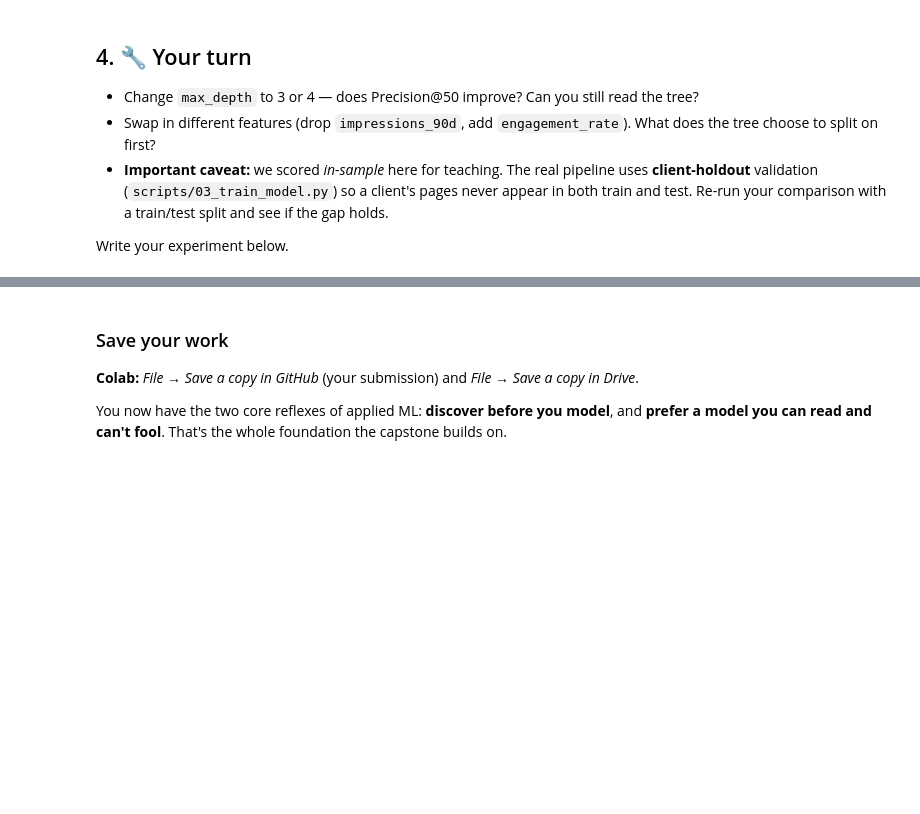
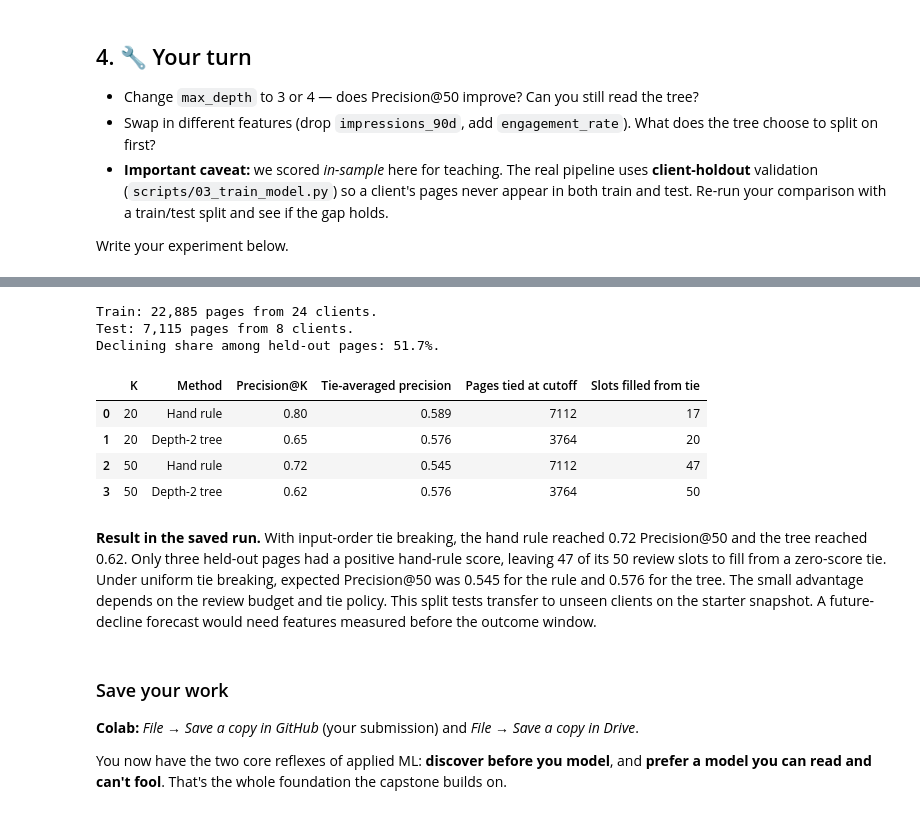
Before and after one commit to Shenone77/flyrank-ml-internship, a Jupyter notebook: notebooks/02_your_first_readable_model.ipynb, the cells around one changed output, grey strips where cells are left out. Cells and saved outputs as stored; diff of their text form; code cells hidden in the pictures; blank space fills up the shorter version.

```diff
--- a/notebooks/02_your_first_readable_model.ipynb
+++ b/notebooks/02_your_first_readable_model.ipynb
@@ -103,5 +139,64 @@ Write your experiment below.
 # %%
-# Your experiment here
+from sklearn.base import clone
+from sklearn.model_selection import GroupShuffleSplit
+
+clients = df["client_id"]
+split = GroupShuffleSplit(n_splits=1, test_size=0.25, random_state=42)
+train_idx, test_idx = next(split.split(X, y, groups=clients))
+train_clients = set(clients.iloc[train_idx])
+test_clients = set(clients.iloc[test_idx])
+assert train_clients.isdisjoint(test_clients)
+assert {"client_id", "content_id", "trend_direction", "trend_pct"}.isdisjoint(X.columns)
+
+holdout_tree = clone(tree).fit(X.iloc[train_idx], y[train_idx])
+test_labels = y[test_idx]
+print(f"Train: {len(train_idx):,} pages from {len(train_clients)} clients.")
+print(f"Test: {len(test_idx):,} pages from {len(test_clients)} clients.")
+print(f"Declining share among held-out pages: {test_labels.mean():.1%}.")
+
+
+def cutoff_metrics(scores, labels, k):
+    scores = np.asarray(scores)
+    order = np.argsort(-scores, kind="stable")
+    cutoff = scores[order[k - 1]]
+    above = scores > cutoff
+    tied = scores == cutoff
+    slots = k - above.sum()
+    expected_hits = labels[above].sum() + slots * labels[tied].mean()
+    return labels[order[:k]].mean(), expected_hits / k, tied.sum(), slots
+
+
+assert cutoff_metrics([3, 2, 2, 1], np.array([1, 0, 1, 0]), 2) == (0.5, 0.75, 2, 1)
+test_scores = {
+    "Hand rule": df["hand_rule_score"].iloc[test_idx],
+    "Depth-2 tree": holdout_tree.predict_proba(X.iloc[test_idx])[:, 1],
+}
+
+results = []
+for k in (20, 50):
+    for method, scores in test_scores.items():
+        precision, tie_average, tied, slots = cutoff_metrics(scores, test_labels, k)
+        results.append({
+            "K": k,
+            "Method": method,
+            "Precision@K": precision,
+            "Tie-averaged precision": tie_average,
+            "Pages tied at cutoff": tied,
+            "Slots filled from tie": slots,
+        })
+
+display(pd.DataFrame(results).round(3))
+# %% [output]
+Train: 22,885 pages from 24 clients.
+Test: 7,115 pages from 8 clients.
+Declining share among held-out pages: 51.7%.
+|  | K | Method | Precision@K | Tie-averaged precision | Pages tied at cutoff | Slots filled from tie |
+| 0 | 20 | Hand rule | 0.80 | 0.589 | 7112 | 17 |
+| 1 | 20 | Depth-2 tree | 0.65 | 0.576 | 3764 | 20 |
+| 2 | 50 | Hand rule | 0.72 | 0.545 | 7112 | 47 |
+| 3 | 50 | Depth-2 tree | 0.62 | 0.576 | 3764 | 50 |
+# %% [markdown]
+**Result in the saved run.** With input-order tie breaking, the hand rule reached 0.72 Precision@50 and the tree reached 0.62. Only three held-out pages had a positive hand-rule score, leaving 47 of its 50 review slots to fill from a zero-score tie. Under uniform tie breaking, expected Precision@50 was 0.545 for the rule and 0.576 for the tree. The small advantage depends on the review budget and tie policy. This split tests transfer to unseen clients on the starter snapshot. A future-decline forecast would need features measured before the outcome window.
 # %% [markdown]
 ### Save your work
 **Colab:** *File → Save a copy in GitHub* (your submission) and *File → Save a copy in Drive*.
```
Also changed, not shown: parts of 7 cells of this notebook, 1 other file.
